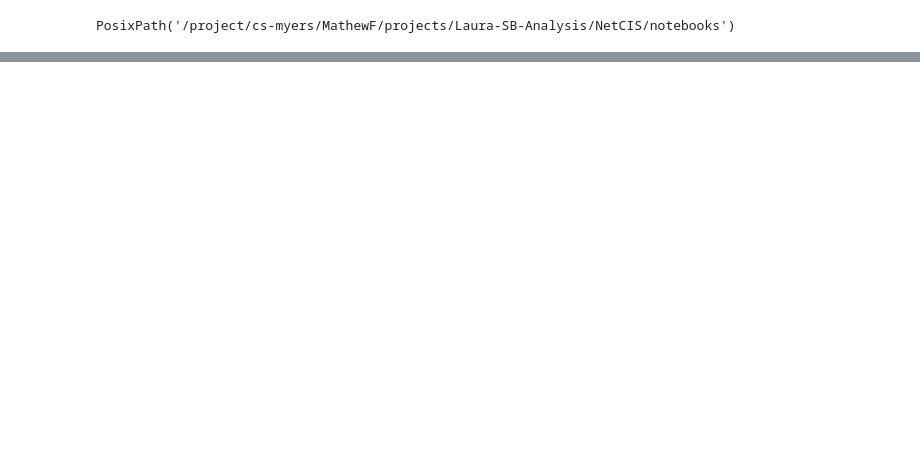
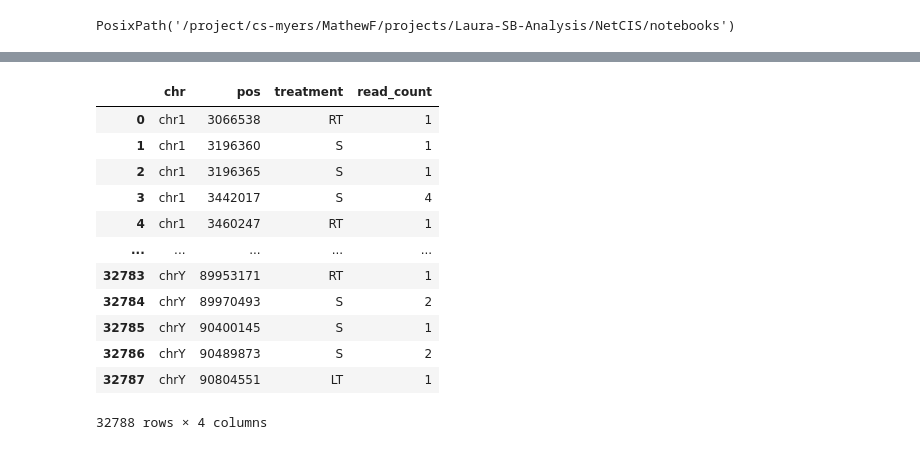
Before and after one commit to RogersLabGroup/NetCIS, a Jupyter notebook: notebooks/preprocess_insertions_analysis.ipynb, the cells around one changed output, grey strips where cells are left out. Cells and saved outputs as stored; diff of their text form; code cells hidden in the pictures; blank space fills up the shorter version.

```diff
--- a/notebooks/preprocess_insertions_analysis.ipynb
+++ b/notebooks/preprocess_insertions_analysis.ipynb
@@ -51,0 +68,17 @@ inserts_df
+# %%
+data_df = inserts_df.groupby(["chr", "pos", "treatment"]).count().iloc[:,0].reset_index(drop=False).rename({"strand": "read_count"}, axis=1)
+data_df
+# %% [output]
+|  | chr | pos | treatment | read_count |
+| 0 | chr1 | 3066538 | RT | 1 |
+| 1 | chr1 | 3196360 | S | 1 |
+| 2 | chr1 | 3196365 | S | 1 |
+| 3 | chr1 | 3442017 | S | 4 |
+| 4 | chr1 | 3460247 | RT | 1 |
+| ... | ... | ... | ... | ... |
+| 32783 | chrY | 89953171 | RT | 1 |
+| 32784 | chrY | 89970493 | S | 2 |
+| 32785 | chrY | 90400145 | S | 1 |
+| 32786 | chrY | 90489873 | S | 2 |
+| 32787 | chrY | 90804551 | LT | 1 |
+32788 rows × 4 columns
```
Also changed, not shown: parts of 20 cells of this notebook, 14 other files.
